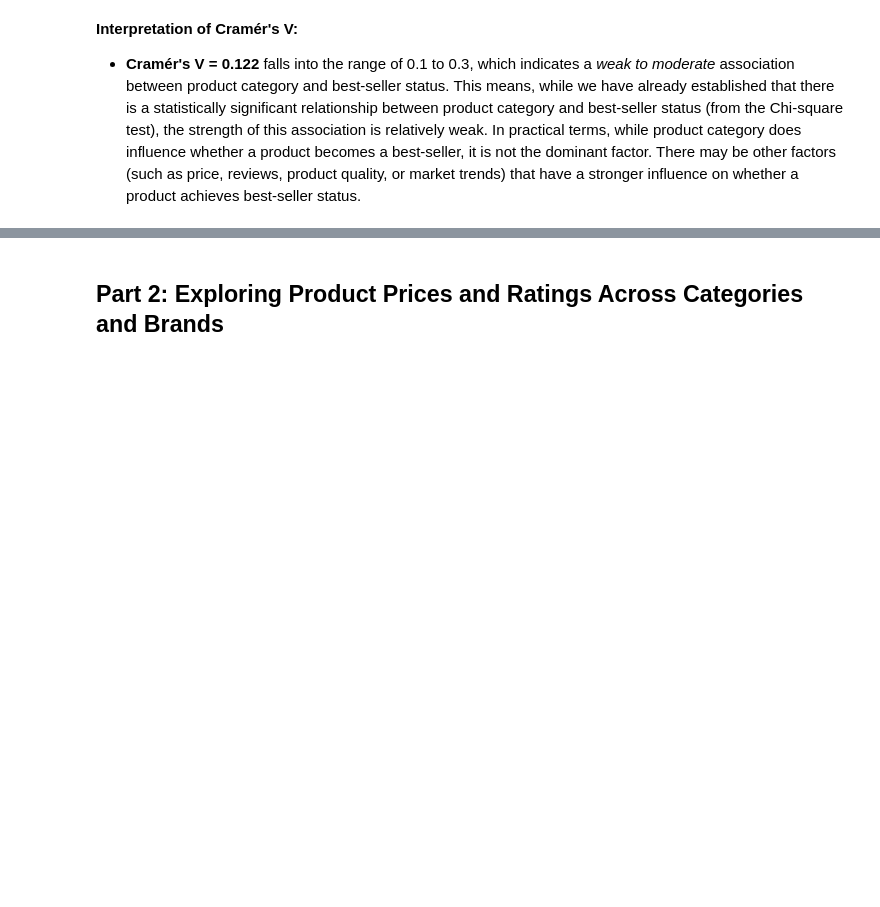
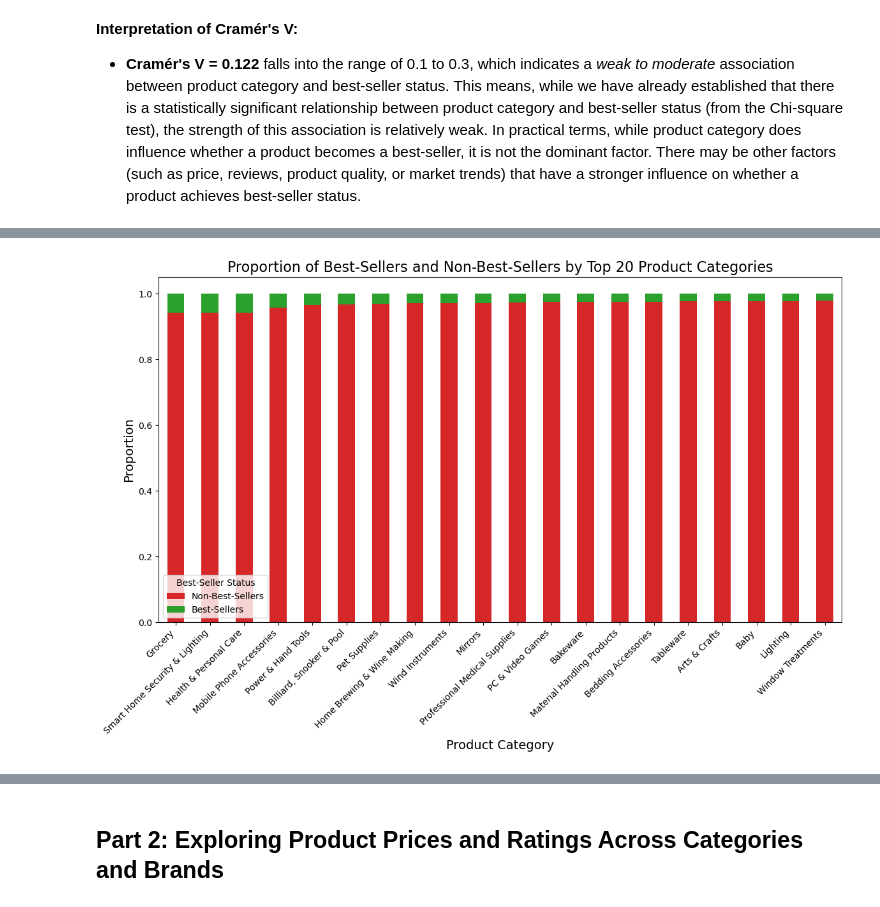
Before and after one commit to PaolaGaray/lab-eda-bivariate, a Jupyter notebook: EDA_bivariate_analysis.ipynb, the cells around one changed output, grey strips where cells are left out. Drawn from its saved outputs; the diff is of its cells as text; code cells hidden in the pictures; blank space fills up the shorter version.

```diff
--- a/EDA_bivariate_analysis.ipynb
+++ b/EDA_bivariate_analysis.ipynb
@@ -174,0 +181,10 @@ In practical terms, while product category does influence whether a product beco
+# %%
+# a Stacked bar chart is a great way to show the proportion of best-sellers and non-best-sellers within each category.
+
+# 1. Create a crosstab for the product category and isBestSeller status
+# table where the values represent the proportion of best-sellers (True) and non-best-sellers (False) within each category.
+crosstab = pd.crosstab(df['category'], df['isBestSeller'], normalize='index')
+
+
+# Display the crosstab (normalized)
+crosstab.head()
@@ -174,0 +199,13 @@ In practical terms, while product category does influence whether a product beco
+# %%
+# I'll consider only the top 20 categories
+
+# Filter crosstab to include only categories with at least one best-seller
+crosstab_filtered = crosstab[crosstab[True] > 0]
+
+# Sort categories by the proportion of best-sellers
+crosstab_sorted = crosstab_filtered.sort_values(by=True, ascending=False)
+
+# Display the top 20 categories with the highest proportion of best-sellers
+crosstab_top = crosstab_sorted.head(20)
+
+crosstab_top
@@ -174,0 +231,20 @@ In practical terms, while product category does influence whether a product beco
+# %%
+# Plotting the stacked bar chart for top 20 categories with the highest proportion of best-sellers
+crosstab_top.plot(kind='bar', stacked=True, figsize=(12, 8), color=['#d62728', '#2ca02c'])
+
+# Adding labels and title
+plt.title('Proportion of Best-Sellers and Non-Best-Sellers by Top 20 Product Categories', fontsize=16)
+plt.xlabel('Product Category', fontsize=14)
+plt.ylabel('Proportion', fontsize=14)
+
+# Rotate x-axis labels for better readability
+plt.xticks(rotation=45, ha='right')
+
+# Adding a legend
+plt.legend(['Non-Best-Sellers', 'Best-Sellers'], title='Best-Seller Status')
+
+# Display the plot
+plt.tight_layout()
+plt.show()
+# %% [output]
+[figure, added]
```
Also changed, not shown: parts of 23 cells of this notebook.
